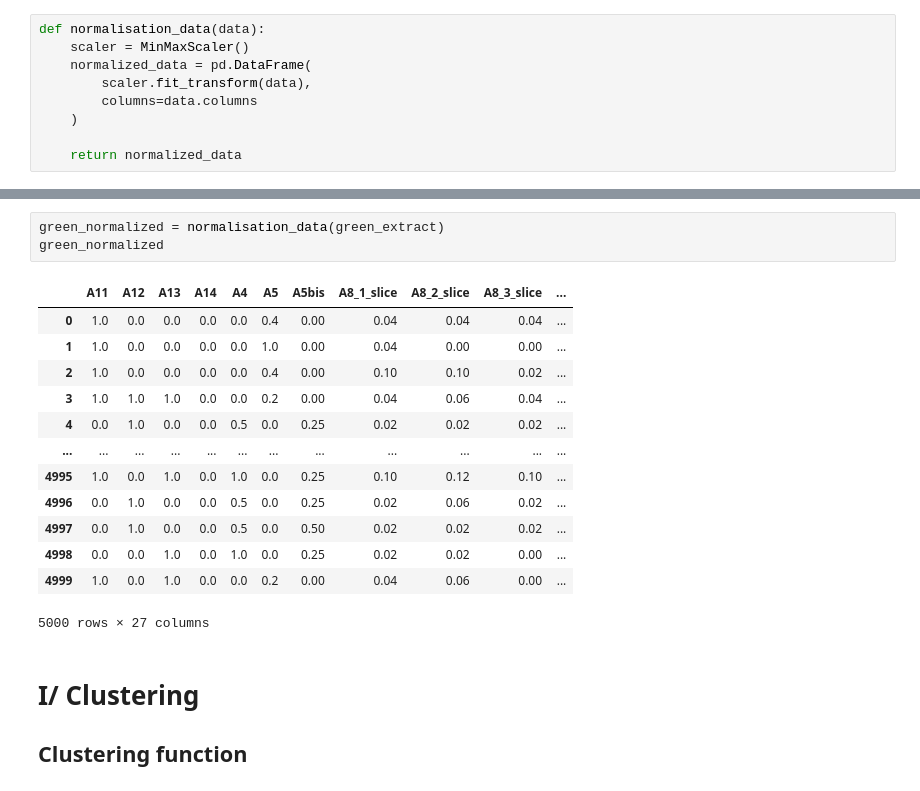
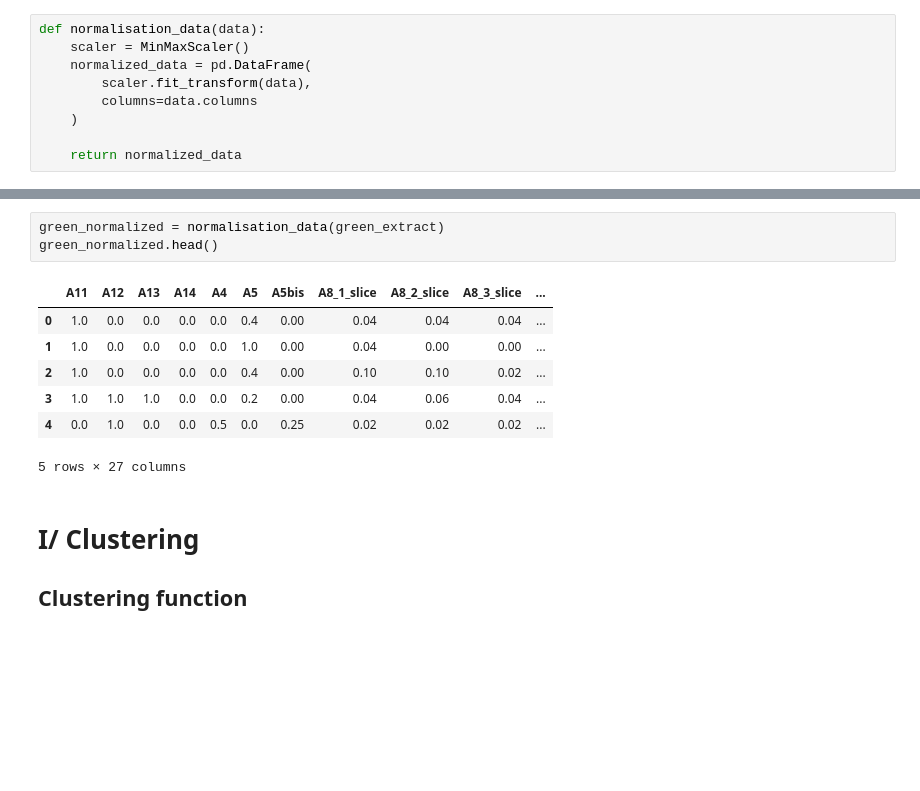
Before and after one commit to scia-assistant/kantar-LMD, a Jupyter notebook: extraction_kantar.ipynb, the cells around one changed output, grey strips where cells are left out. Cells and saved outputs as stored; diff of their text form; blank space fills up the shorter version.

```diff
--- a/extraction_kantar.ipynb
+++ b/extraction_kantar.ipynb
@@ -173,20 +156,14 @@ orange_normalized
 # %%
 green_normalized = normalisation_data(green_extract)
-green_normalized
+green_normalized.head()
 # %% [output]
 |  | A11 | A12 | A13 | A14 | A4 | A5 | A5bis | A8_1_slice | A8_2_slice | A8_3_slice | ... |
 | 0 | 1.0 | 0.0 | 0.0 | 0.0 | 0.0 | 0.4 | 0.00 | 0.04 | 0.04 | 0.04 | ... |
 | 1 | 1.0 | 0.0 | 0.0 | 0.0 | 0.0 | 1.0 | 0.00 | 0.04 | 0.00 | 0.00 | ... |
 | 2 | 1.0 | 0.0 | 0.0 | 0.0 | 0.0 | 0.4 | 0.00 | 0.10 | 0.10 | 0.02 | ... |
 | 3 | 1.0 | 1.0 | 1.0 | 0.0 | 0.0 | 0.2 | 0.00 | 0.04 | 0.06 | 0.04 | ... |
 | 4 | 0.0 | 1.0 | 0.0 | 0.0 | 0.5 | 0.0 | 0.25 | 0.02 | 0.02 | 0.02 | ... |
-| ... | ... | ... | ... | ... | ... | ... | ... | ... | ... | ... | ... |
-| 4995 | 1.0 | 0.0 | 1.0 | 0.0 | 1.0 | 0.0 | 0.25 | 0.10 | 0.12 | 0.10 | ... |
-| 4996 | 0.0 | 1.0 | 0.0 | 0.0 | 0.5 | 0.0 | 0.25 | 0.02 | 0.06 | 0.02 | ... |
-| 4997 | 0.0 | 1.0 | 0.0 | 0.0 | 0.5 | 0.0 | 0.50 | 0.02 | 0.02 | 0.02 | ... |
-| 4998 | 0.0 | 0.0 | 1.0 | 0.0 | 1.0 | 0.0 | 0.25 | 0.02 | 0.02 | 0.00 | ... |
-| 4999 | 1.0 | 0.0 | 1.0 | 0.0 | 0.0 | 0.2 | 0.00 | 0.04 | 0.06 | 0.00 | ... |
-5000 rows × 27 columns
+5 rows × 27 columns
 # %% [markdown]
 # I/ Clustering
 ## Clustering function
```
Also changed, not shown: parts of 24 cells of this notebook.
